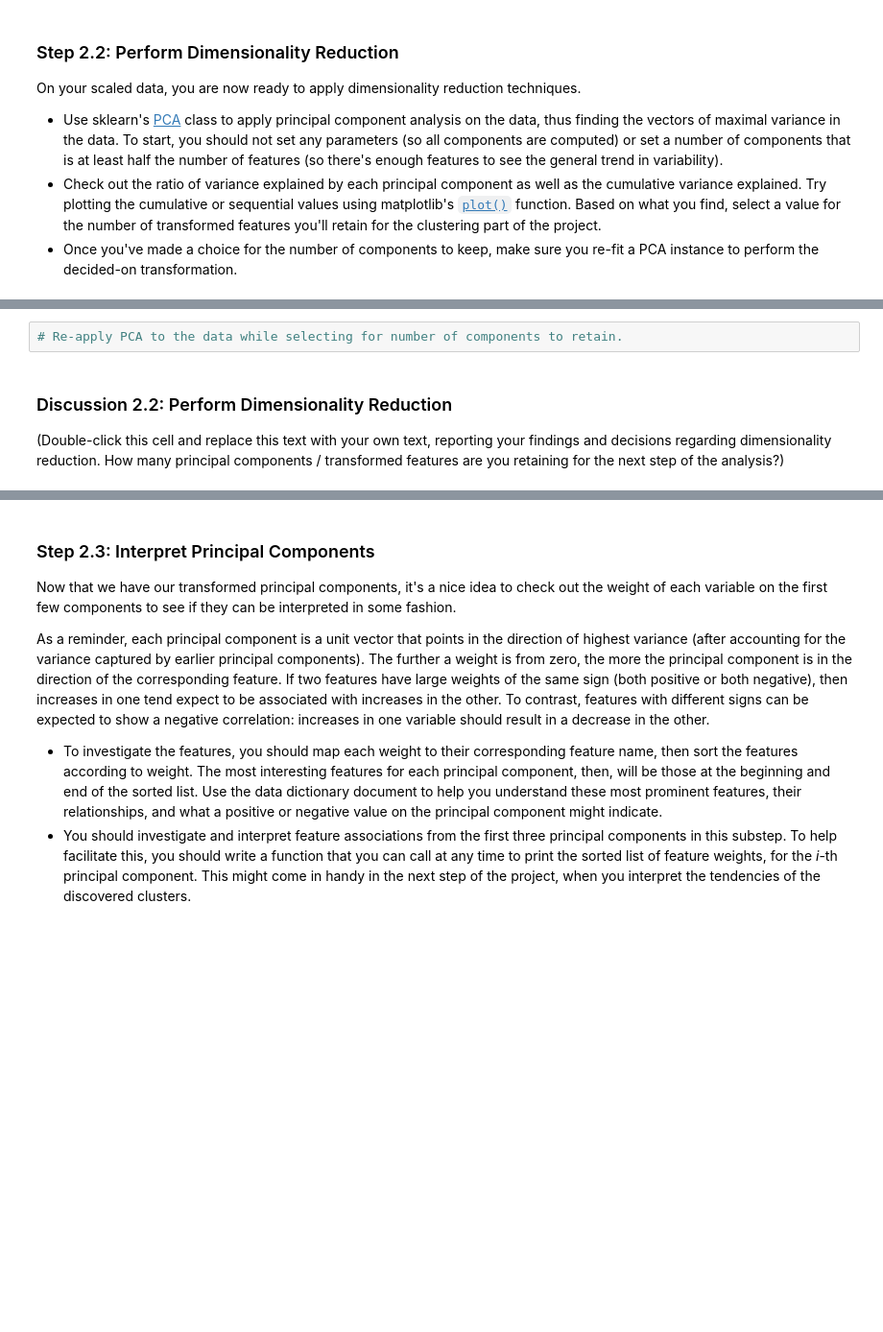
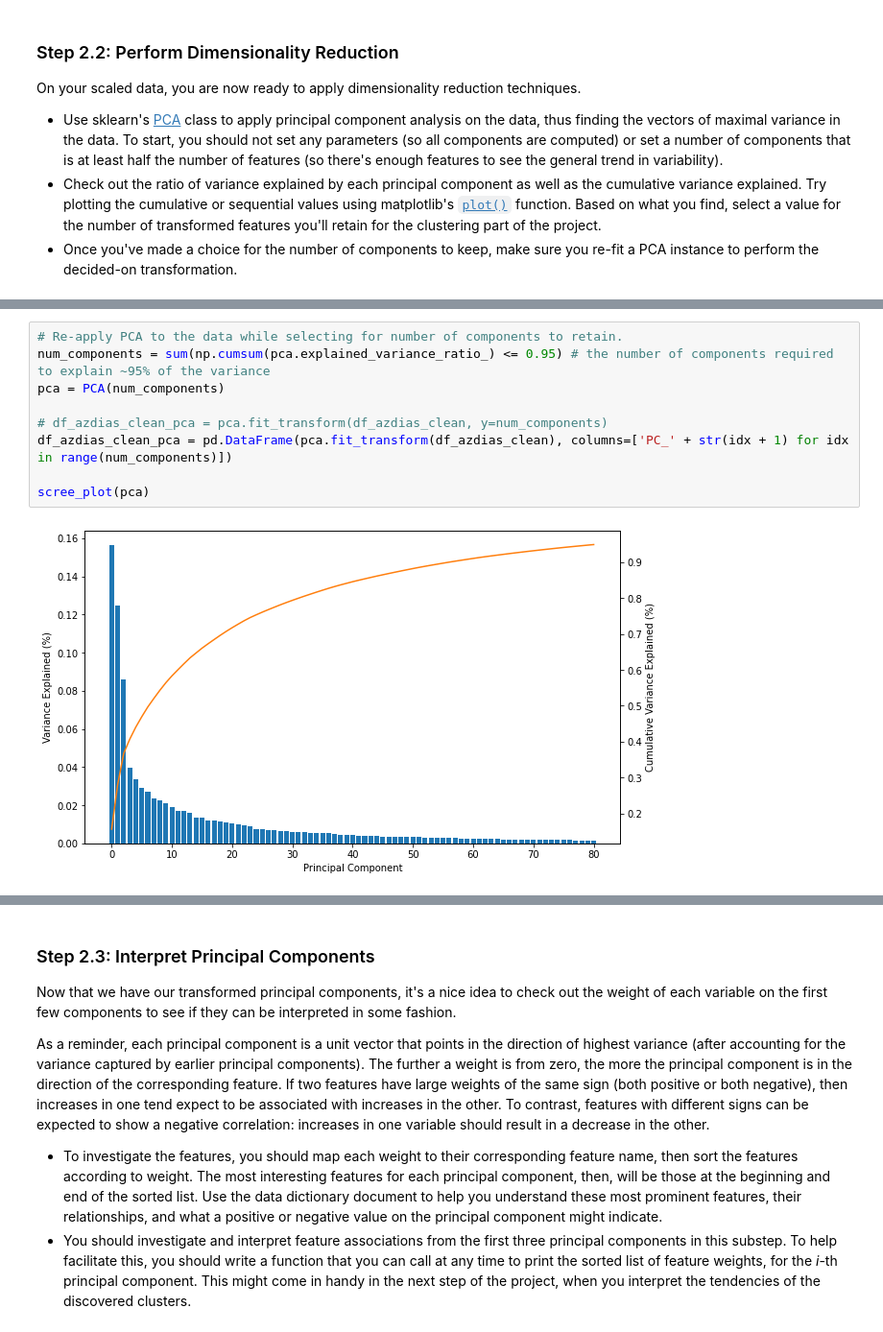
Before and after one commit to dendrenn/customer-segmentation, a Jupyter notebook: Identify_Customer_Segments.ipynb, the cells around one changed output, grey strips where cells are left out. Shown: that part at 96% size. Saved outputs shown, nothing was run; the diff lists cells and outputs as text; blank space fills up the shorter version.

```diff
--- a/Identify_Customer_Segments.ipynb
+++ b/Identify_Customer_Segments.ipynb
@@ -522,6 +971,11 @@ On your scaled data, you are now ready to apply dimensionality reduction techniq
-# %%
-# Re-apply PCA to the data while selecting for number of components to retain.
-# %% [markdown]
-### Discussion 2.2: Perform Dimensionality Reduction
-
-(Double-click this cell and replace this text with your own text, reporting your findings and decisions regarding dimensionality reduction. How many principal components / transformed features are you retaining for the next step of the analysis?)
+# %%
+# Re-apply PCA to the data while selecting for number of components to retain.
+num_components = sum(np.cumsum(pca.explained_variance_ratio_) <= 0.95) # the number of components required to explain ~95% of the variance
+pca = PCA(num_components)
+
+# df_azdias_clean_pca = pca.fit_transform(df_azdias_clean, y=num_components)
+df_azdias_clean_pca = pd.DataFrame(pca.fit_transform(df_azdias_clean), columns=['PC_' + str(idx + 1) for idx in range(num_components)])
+
+scree_plot(pca)
+# %% [output]
+[figure, added]
```
Also changed, not shown: parts of 54 cells of this notebook.
